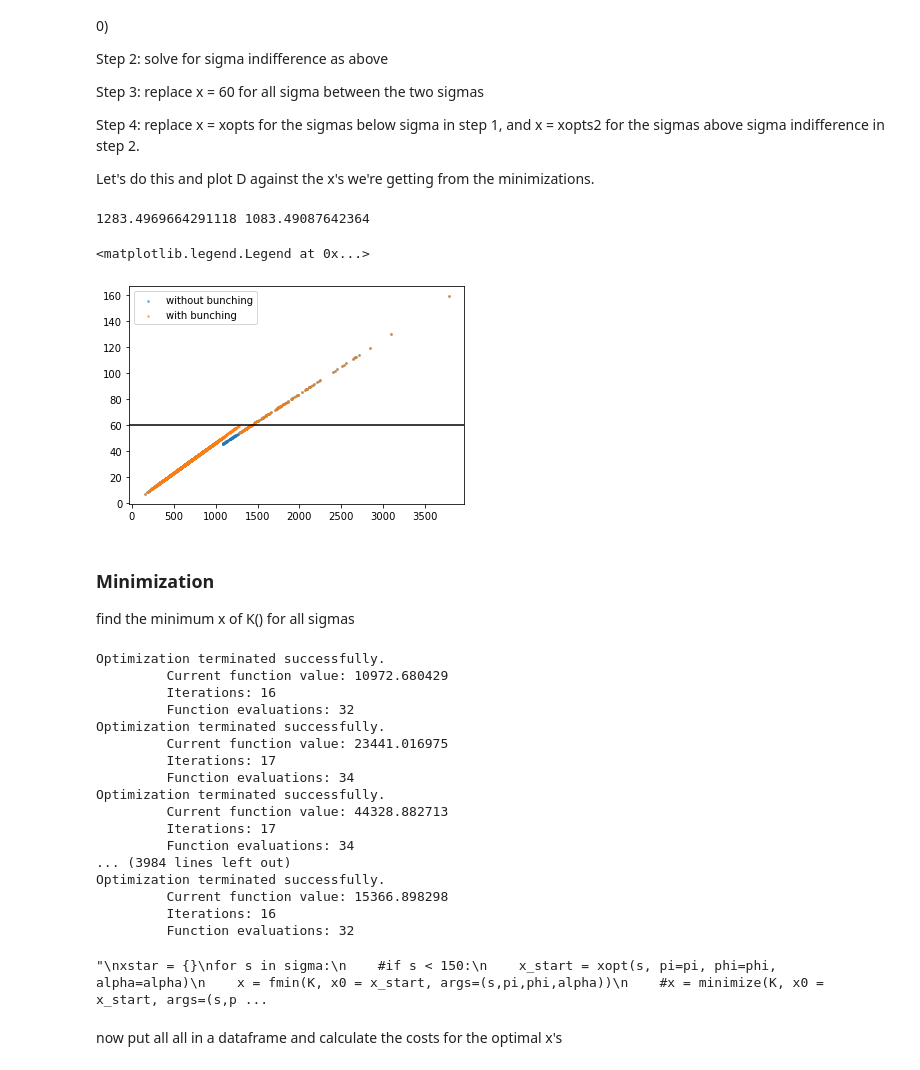
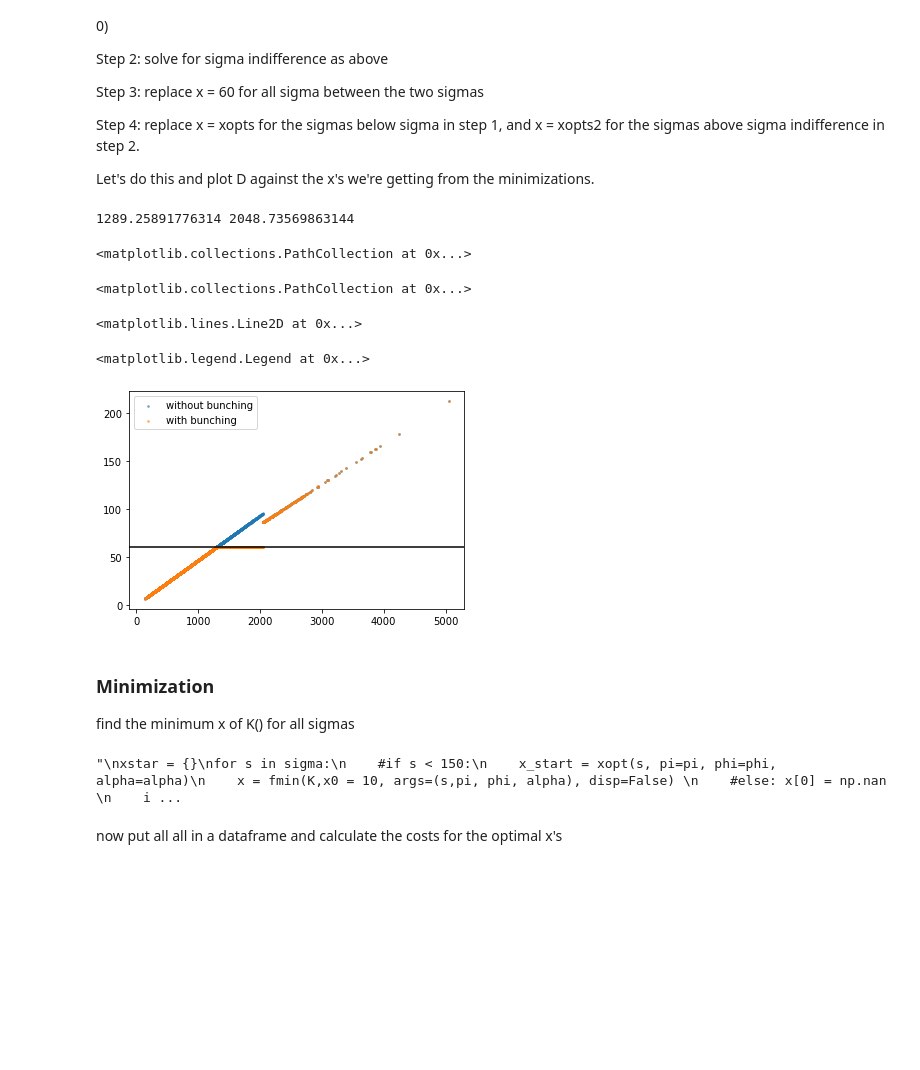
Before and after one commit to paulaleoni/delhi_outages, a Jupyter notebook: sim/simulations.ipynb, the cells around one changed output. Drawn from its saved outputs; the diff is of its cells as text; code cells hidden in the pictures; blank space fills up the shorter version.

```diff
--- a/sim/simulations.ipynb
+++ b/sim/simulations.ipynb
@@ -16,7 +19,7 @@ define $\pi$, $\phi$ and $\alpha$
 # %%
 # number of random sigmas
 np.random.seed(111)
-n = 1000
+n = 10000
 # mean and sd of normal distribution
 m, s = 2,0.5
 sigma = np.random.lognormal(mean=m, sigma=s, size=n) # takes values for normal distribution as inputs
@@ -160,12 +195,13 @@ plt.legend()
 # %% [markdown]
 solve for $\sigma$ where equality holds
 # %%
+## there are two solutions, take higher one (need to think a bit more about this)
 s = symbols('s')
-exp = 60*pi + s/alpha * pi**(alpha/(1+alpha)) - (pi + phi)**(alpha/(1+alpha)) * (s + s/alpha)
+exp = K(60,s,pi,phi,alpha) - (pi + phi)**(alpha/(1+alpha)) * (s + s/alpha)
 sigma_bar = solve(exp)
 if len(sigma_bar) > 0:
-    print('optimal sigma is', f'{sigma_bar[0]:.2f}')
+    print('Cutoff sigma is', f'{sigma_bar[1]:.2f}')
 else: print('lines do not intersect')
-
-sigma_bar = sigma_bar[0]
+print(sigma_bar)
+sigma_bar = sigma_bar[1]
 # %% [output]
@@ -175,0 +215,9 @@ optimal sigma is 1083.49
+# %%
+s = symbols('s')
+exp = xopt(s, pi=pi, phi=0, alpha = alpha) - 60
+sigma_sixty = solve(exp)
+if len(sigma_sixty) > 0:
+    print(' sigma of duration 60 is', f'{sigma_sixty[0]:.2f}')
+else: print('lines do not intersect')
+
+sigma_sixty = sigma_sixty[0]
@@ -195,37 +245,49 @@ Let's do this and plot D against the x's we're getting from the minimizations.
 # %%
 dfx = pd.DataFrame(list(zip(sigma, xopts, xopts2, combined)), columns=['sigma', 'xopts', 'xopts2', 'combined'])
 
 # find sigma for x close to 60 but below??
-step1 = dfx.loc[dfx['xopts'][dfx.xopts <= 60].sub(60).abs().idxmin(),'sigma']
-#print(df.loc[df['xopts'].sub(60).abs().idxmin(),])
+# Dana: I think here we should solve for the sigma that corresponds to x = 60 from the expression of xopts. this should be an exact relationshop that can be solved from the theoretical equation.
+s = symbols('s')
+exp = 60 - xopt(s,phi=0) #this needs to be at phi = 0
+s60 = solve(exp)[0]
+step1 = s60
+
+# this is the same as sigma_sixty ##
+
+#step1 = dfx.loc[dfx['xopts'][dfx.xopts <= 60].sub(60).abs().idxmin(),'sigma']
+#print(dfx.loc[dfx['xopts'].sub(60).abs().idxmin(),])
 
 # step 2: sigma_bar
 print(step1, sigma_bar)
 
 # step 3
-dfx['combined'] = dfx.apply(lambda row: 60 if (row.sigma > sigma_bar and row.sigma < step1) else row.combined, axis = 1)
+dfx['combined'] = dfx.apply(lambda row: 60 if (row.sigma <= sigma_bar and row.sigma > step1) else row.combined, axis = 1)
 
 # step 4
 dfx['combined'] = dfx.apply(lambda row: row.xopts if row.sigma < step1 else (row.xopts2 if row.sigma > sigma_bar else row.combined), axis = 1)
 
 
 plt.scatter(sigma, combined,marker = 'o', label='without bunching', alpha=.5, s = 3)
-plt.scatter(dfx.sigma, dfx.combined,marker = 'o', label='with bunching', alpha=.5, s= 3)
+plt.scatter(dfx.sigma, dfx.combined, marker = 'o', label='with bunching', alpha=.5, s= 3)
 plt.axhline(60, color ='black')
 plt.legend()
 # %% [output]
-1283.4969664291118 1083.49087642364
+1289.25891776314 2048.73569863144
-<matplotlib.legend.Legend at 0x...>
+<matplotlib.collections.PathCollection at 0x...>
+<matplotlib.collections.PathCollection at 0x...>
+<matplotlib.lines.Line2D at 0x...>
+<matplotlib.legend.Legend at 0x...>
-[figure, old version]
+[figure, new version]
 # %% [markdown]
 ### Minimization
 find the minimum x of K() for all sigmas
 # %%
+'''
 xstar = {}
 for s in sigma:
     #if s < 150:
     x_start = xopt(s, pi=pi, phi=phi, alpha=alpha)
-    x = fmin(K,x0 = x_start, args=(s,pi, phi, alpha), disp=True)
+    x = fmin(K,x0 = 10, args=(s,pi, phi, alpha), disp=False)
     #else: x[0] = np.nan
     if x < 0:
         raise ValueError('x negative')
@@ -237,33 +299,15 @@ xstar = {}
 for s in sigma:
     #if s < 150:
     x_start = xopt(s, pi=pi, phi=phi, alpha=alpha)
-    x = fmin(K, x0 = x_start, args=(s,pi,phi,alpha))
-    #x = minimize(K, x0 = x_start, args=(s,pi, phi, alpha), method = 'Nelder-Mead',
-     #            options={'disp': False})
+    #x = fmin(K, x0 = 5, args=(s,pi,phi,alpha))
+    x = minimize(K, x0 = 10, args=(s,pi, phi, alpha), method = 'powell', # Nelder-Mead
+                 options={'xatol': 1e-8, 'disp': False})
     #else: x[0] = np.nan
     #if x < 0:
      #   raise ValueError('x negative')
-    xstar[s] = x[0] # output of minimize is an array??
-'''
+    xstar[s] = x['x'] # output of minimize is an array??
 # %% [output]
-Optimization terminated successfully.
-         Current function value: 10972.680429
-         Iterations: 16
-         Function evaluations: 32
-Optimization terminated successfully.
-         Current function value: 23441.016975
-         Iterations: 17
-         Function evaluations: 34
-Optimization terminated successfully.
-         Current function value: 44328.882713
-         Iterations: 17
-         Function evaluations: 34
-... (3984 lines left out)
-Optimization terminated successfully.
-         Current function value: 15366.898298
-         Iterations: 16
-         Function evaluations: 32
+"\nxstar = {}\nfor s in sigma:\n    #if s < 150:\n    x_start = xopt(s, pi=pi, phi=phi, alpha=alpha)\n    x = fmin(K,x0 = 10, args=(s,pi, phi, alpha), disp=False) \n    #else: x[0] = np.nan    \n    i ...
-"\nxstar = {}\nfor s in sigma:\n    #if s < 150:\n    x_start = xopt(s, pi=pi, phi=phi, alpha=alpha)\n    x = fmin(K, x0 = x_start, args=(s,pi,phi,alpha))\n    #x = minimize(K, x0 = x_start, args=(s,p ...
 # %% [markdown]
 now put all all in a dataframe and calculate the costs for the optimal x's
 # %%
```
Also changed, not shown: parts of 24 cells of this notebook.
